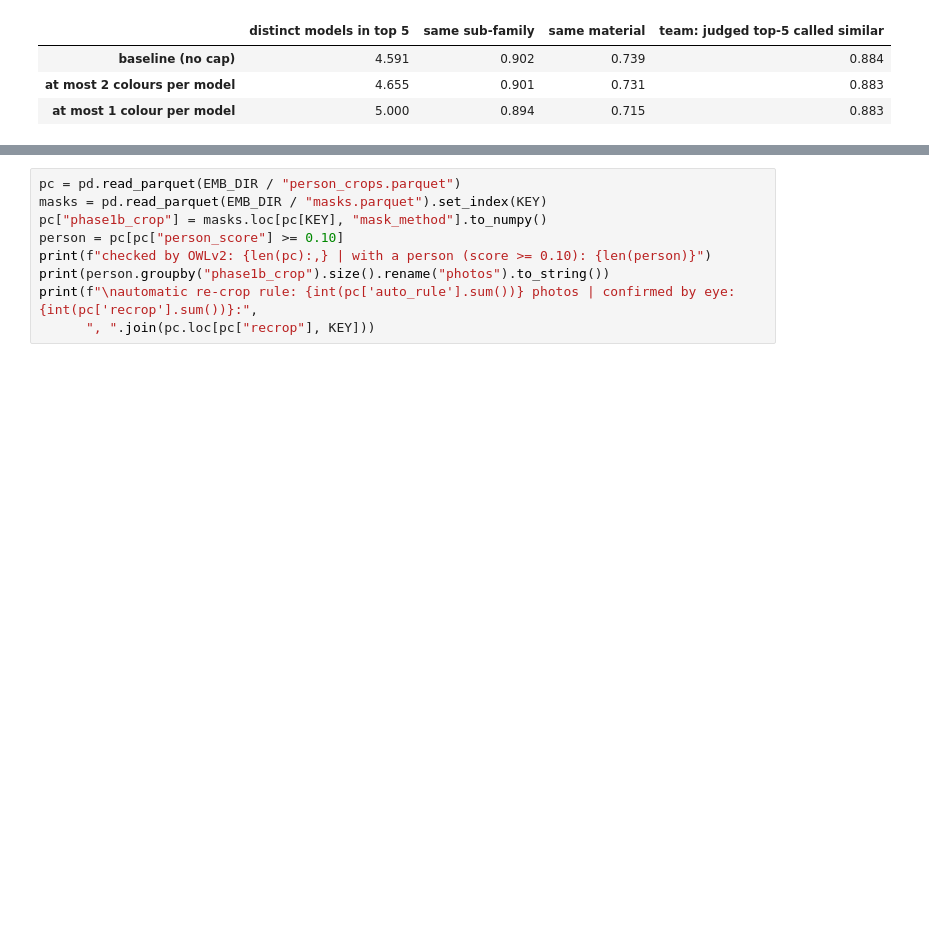
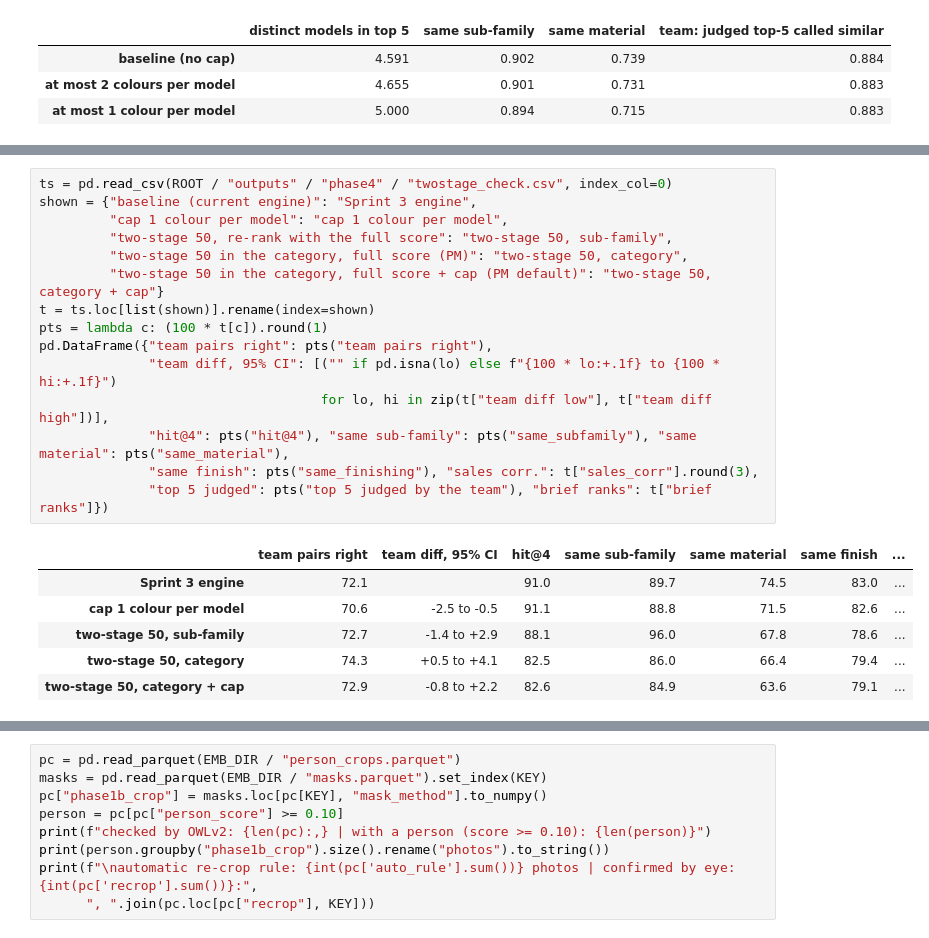
Before and after one commit to therealblitz00/ECQ, a Jupyter notebook: notebooks/phase3_explanations_estimates.ipynb, the cells around one changed output, grey strips where cells are left out. Cells and saved outputs as stored; diff of their text form; blank space fills up the shorter version.

Commit message:
Sprint 3 notebook: section 5.5, two-stage retrieval (loaded from twostage_check.csv), open trade-off in the summary; executed

```diff
--- a/notebooks/phase3_explanations_estimates.ipynb
+++ b/notebooks/phase3_explanations_estimates.ipynb
@@ -1407,0 +1404,22 @@ The saved result is loaded:
+# %%
+ts = pd.read_csv(ROOT / "outputs" / "phase4" / "twostage_check.csv", index_col=0)
+shown = {"baseline (current engine)": "Sprint 3 engine",
+         "cap 1 colour per model": "cap 1 colour per model",
+         "two-stage 50, re-rank with the full score": "two-stage 50, sub-family",
+         "two-stage 50 in the category, full score (PM)": "two-stage 50, category",
+         "two-stage 50 in the category, full score + cap (PM default)": "two-stage 50, category + cap"}
+t = ts.loc[list(shown)].rename(index=shown)
+pts = lambda c: (100 * t[c]).round(1)
+pd.DataFrame({"team pairs right": pts("team pairs right"),
+              "team diff, 95% CI": [("" if pd.isna(lo) else f"{100 * lo:+.1f} to {100 * hi:+.1f}")
+                                    for lo, hi in zip(t["team diff low"], t["team diff high"])],
+              "hit@4": pts("hit@4"), "same sub-family": pts("same_subfamily"), "same material": pts("same_material"),
+              "same finish": pts("same_finishing"), "sales corr.": t["sales_corr"].round(3),
+              "top 5 judged": pts("top 5 judged by the team"), "brief ranks": t["brief ranks"]})
+# %% [output]
+|  | team pairs right | team diff, 95% CI | hit@4 | same sub-family | same material | same finish | ... |
+| Sprint 3 engine | 72.1 |  | 91.0 | 89.7 | 74.5 | 83.0 | ... |
+| cap 1 colour per model | 70.6 | -2.5 to -0.5 | 91.1 | 88.8 | 71.5 | 82.6 | ... |
+| two-stage 50, sub-family | 72.7 | -1.4 to +2.9 | 88.1 | 96.0 | 67.8 | 78.6 | ... |
+| two-stage 50, category | 74.3 | +0.5 to +4.1 | 82.5 | 86.0 | 66.4 | 79.4 | ... |
+| two-stage 50, category + cap | 72.9 | -0.8 to +2.2 | 82.6 | 84.9 | 63.6 | 79.1 | ... |
```
Also changed, not shown: parts of 5 cells of this notebook.
